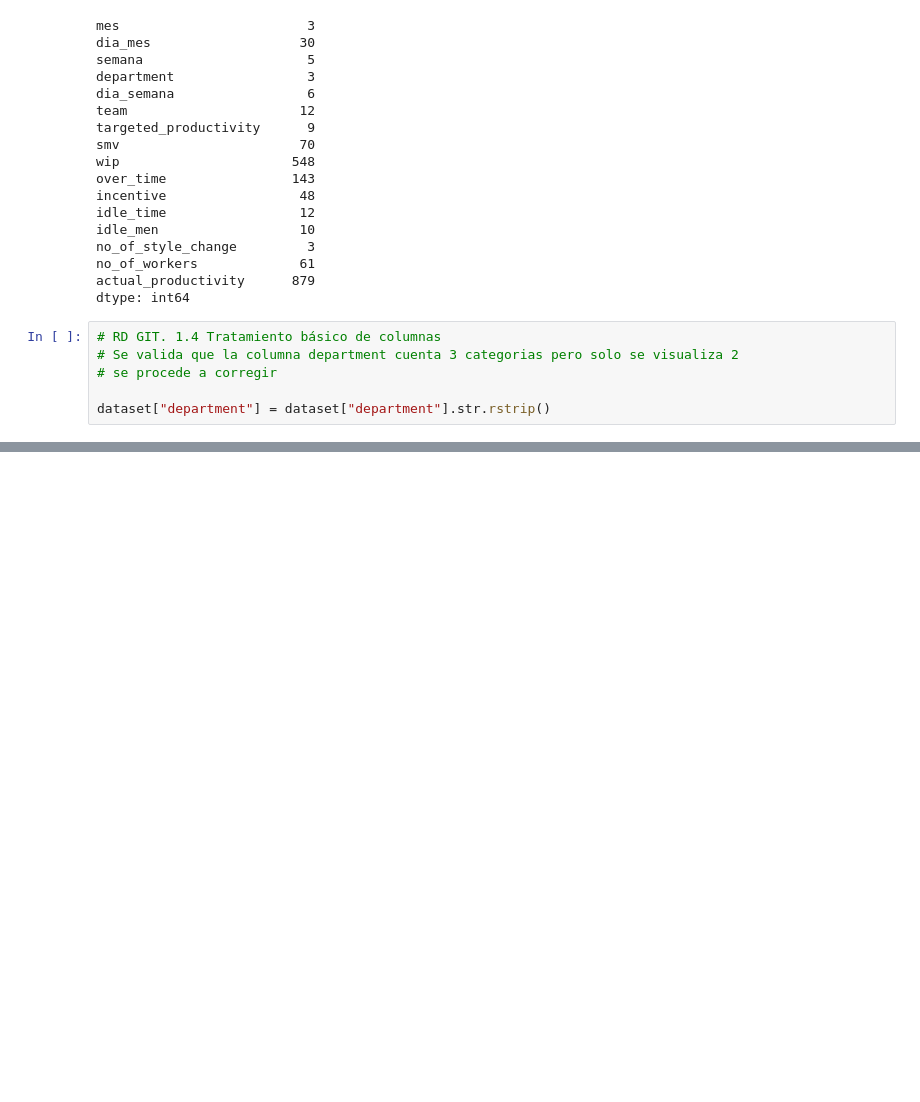
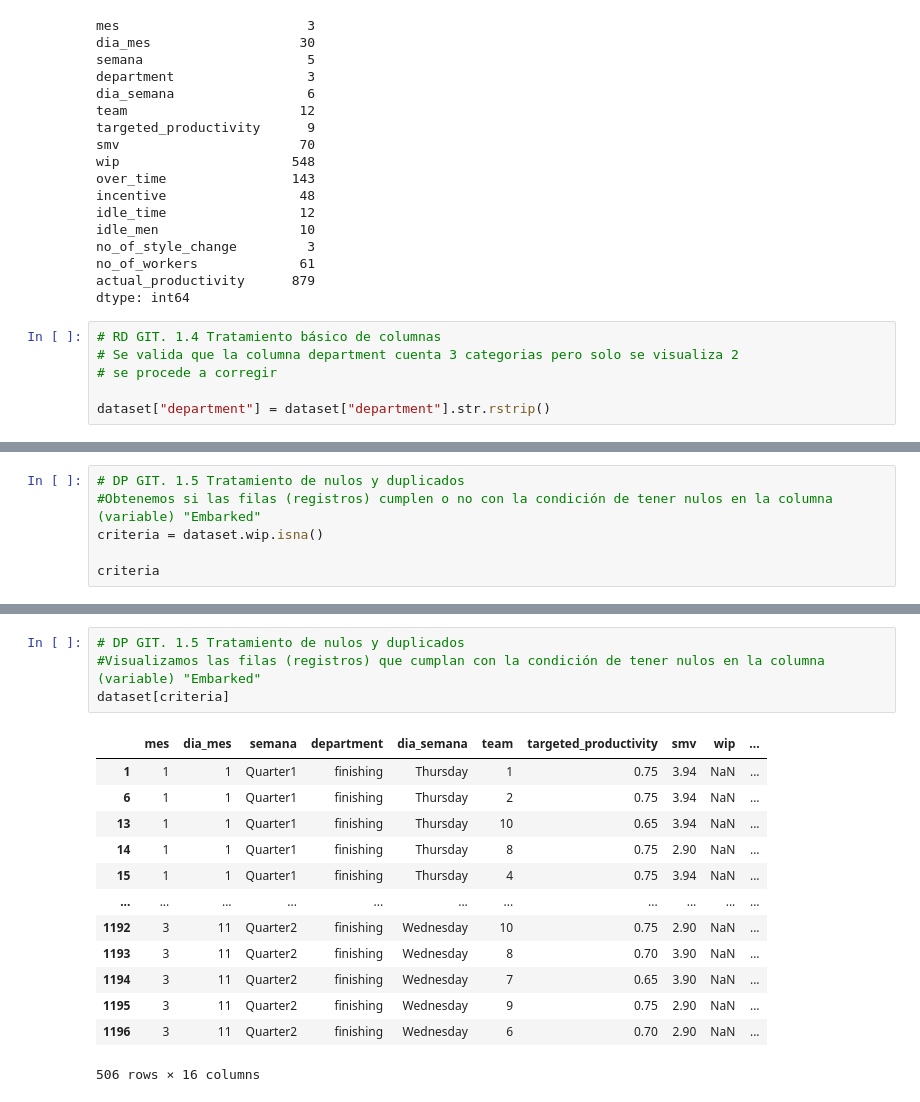
Before and after one commit to darwinpadilla/Grupo_Productivity_Prediction, a Jupyter notebook: Grupo_Productivity_Prediction.ipynb, the cells around one changed output, grey strips where cells are left out. Saved outputs shown, nothing was run; the diff lists cells and outputs as text; blank space fills up the shorter version.

```diff
--- a/Grupo_Productivity_Prediction.ipynb
+++ b/Grupo_Productivity_Prediction.ipynb
@@ -1464,0 +1549,6 @@ dataset["department"] = dataset["department"].str.rstrip()
+# %%
+# DP GIT. 1.5 Tratamiento de nulos y duplicados
+#Obtenemos si las filas (registros) cumplen o no con la condición de tener nulos en la columna (variable) "Embarked"
+criteria = dataset.wip.isna()
+
+criteria
@@ -1464,0 +1568,18 @@ dataset["department"] = dataset["department"].str.rstrip()
+# %%
+# DP GIT. 1.5 Tratamiento de nulos y duplicados
+#Visualizamos las filas (registros) que cumplan con la condición de tener nulos en la columna (variable) "Embarked"
+dataset[criteria]
+# %% [output]
+|  | mes | dia_mes | semana | department | dia_semana | team | targeted_productivity | smv | wip | ... |
+| 1 | 1 | 1 | Quarter1 | finishing | Thursday | 1 | 0.75 | 3.94 | NaN | ... |
+| 6 | 1 | 1 | Quarter1 | finishing | Thursday | 2 | 0.75 | 3.94 | NaN | ... |
+| 13 | 1 | 1 | Quarter1 | finishing | Thursday | 10 | 0.65 | 3.94 | NaN | ... |
+| 14 | 1 | 1 | Quarter1 | finishing | Thursday | 8 | 0.75 | 2.90 | NaN | ... |
+| 15 | 1 | 1 | Quarter1 | finishing | Thursday | 4 | 0.75 | 3.94 | NaN | ... |
+| ... | ... | ... | ... | ... | ... | ... | ... | ... | ... | ... |
+| 1192 | 3 | 11 | Quarter2 | finishing | Wednesday | 10 | 0.75 | 2.90 | NaN | ... |
+| 1193 | 3 | 11 | Quarter2 | finishing | Wednesday | 8 | 0.70 | 3.90 | NaN | ... |
+| 1194 | 3 | 11 | Quarter2 | finishing | Wednesday | 7 | 0.65 | 3.90 | NaN | ... |
+| 1195 | 3 | 11 | Quarter2 | finishing | Wednesday | 9 | 0.75 | 2.90 | NaN | ... |
+| 1196 | 3 | 11 | Quarter2 | finishing | Wednesday | 6 | 0.70 | 2.90 | NaN | ... |
+506 rows × 16 columns
```
Also changed, not shown: parts of 10 cells of this notebook.
